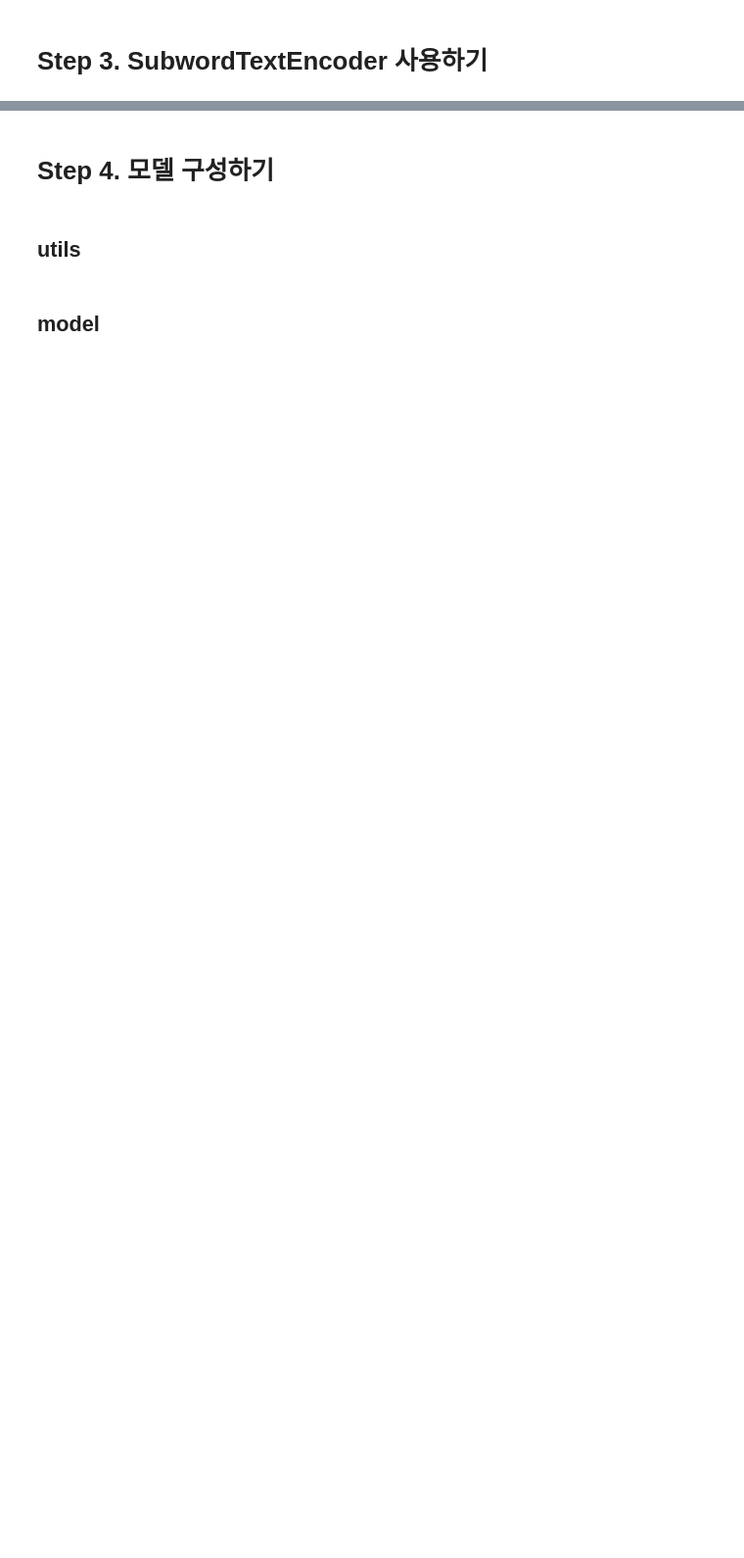
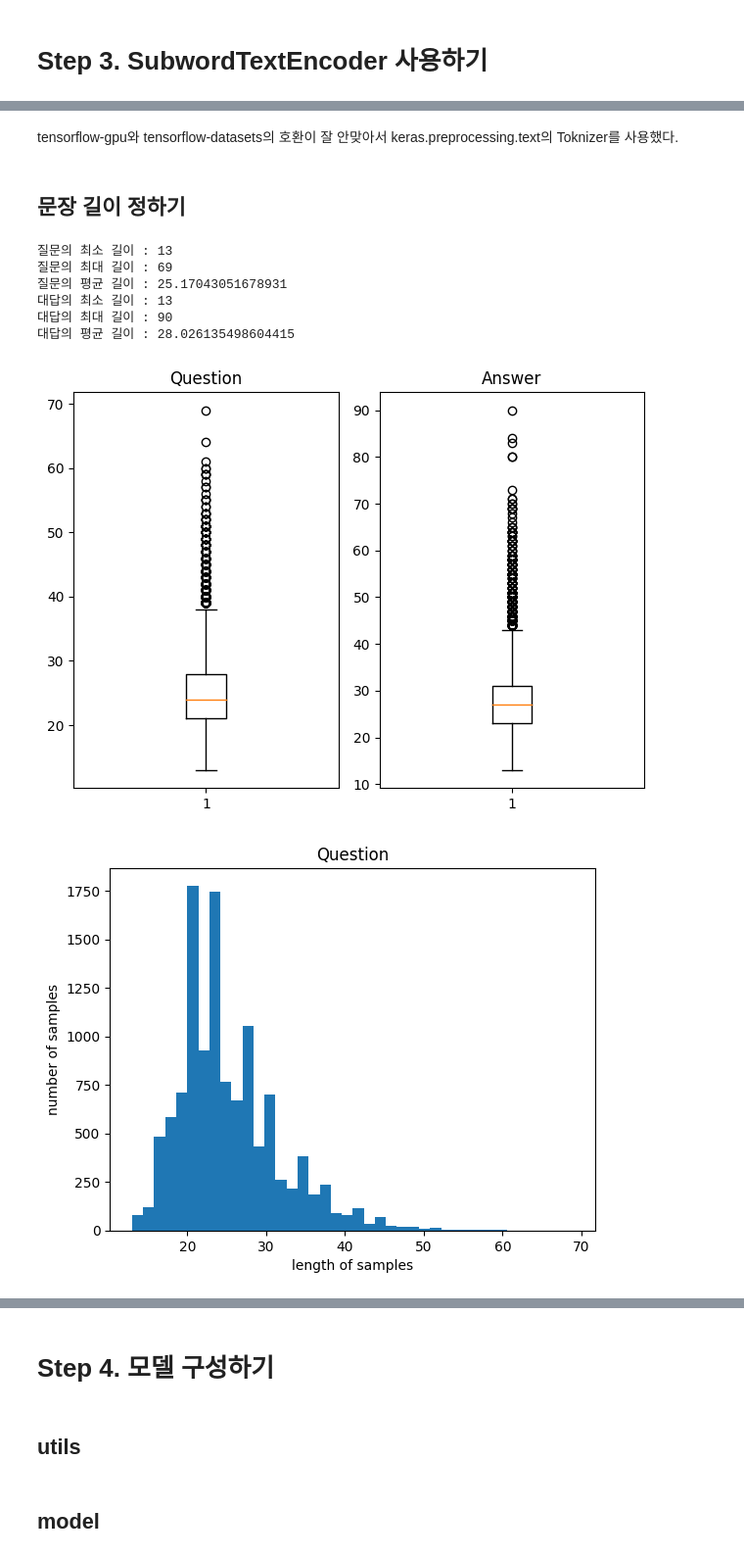
Before and after one commit to jjlee6496/Aiffel, a Jupyter notebook: Exploration/[E_14]_Chatbot.ipynb, the cells around one changed output, grey strips where cells are left out. Shown at 98% size. Saved outputs shown, nothing was run; the diff lists cells and outputs as text; code cells hidden in the pictures; blank space fills up the shorter version.

```diff
--- a/Exploration/[E_14]_Chatbot.ipynb
+++ b/Exploration/[E_14]_Chatbot.ipynb
@@ -96,0 +82,44 @@ def tokenize_and_filter(inputs, outputs):
+# %% [markdown]
+tensorflow-gpu와 tensorflow-datasets의 호환이 잘 안맞아서 keras.preprocessing.text의 Toknizer를 사용했다.
+# %% [markdown]
+## 문장 길이 정하기
+# %%
+q_len = [len(s) for s in questions]
+a_len = [len(s) for s in answers]
+
+print('질문의 최소 길이 : {}'.format(np.min(q_len)))
+print('질문의 최대 길이 : {}'.format(np.max(q_len)))
+print('질문의 평균 길이 : {}'.format(np.mean(q_len)))
+print('대답의 최소 길이 : {}'.format(np.min(a_len)))
+print('대답의 최대 길이 : {}'.format(np.max(a_len)))
+print('대답의 평균 길이 : {}'.format(np.mean(a_len)))
+
+plt.subplot(1,2,1)
+plt.boxplot(q_len)
+plt.title('Question')
+plt.subplot(1,2,2)
+plt.boxplot(a_len)
+plt.title('Answer')
+plt.tight_layout()
+plt.show()
+
+plt.title('Question')
+plt.hist(q_len, bins = 40)
+plt.xlabel('length of samples')
+plt.ylabel('number of samples')
+plt.show()
+
+plt.title('Answer')
+plt.hist(a_len, bins = 40)
+plt.xlabel('length of samples')
+plt.ylabel('number of samples')
+plt.show()
+# %% [output]
+질문의 최소 길이 : 13
+질문의 최대 길이 : 69
+질문의 평균 길이 : 25.17043051678931
+대답의 최소 길이 : 13
+대답의 최대 길이 : 90
+대답의 평균 길이 : 28.026135498604415
+[figure, added]
+[figure, added]
```
Also changed, not shown: parts of 29 cells of this notebook.
